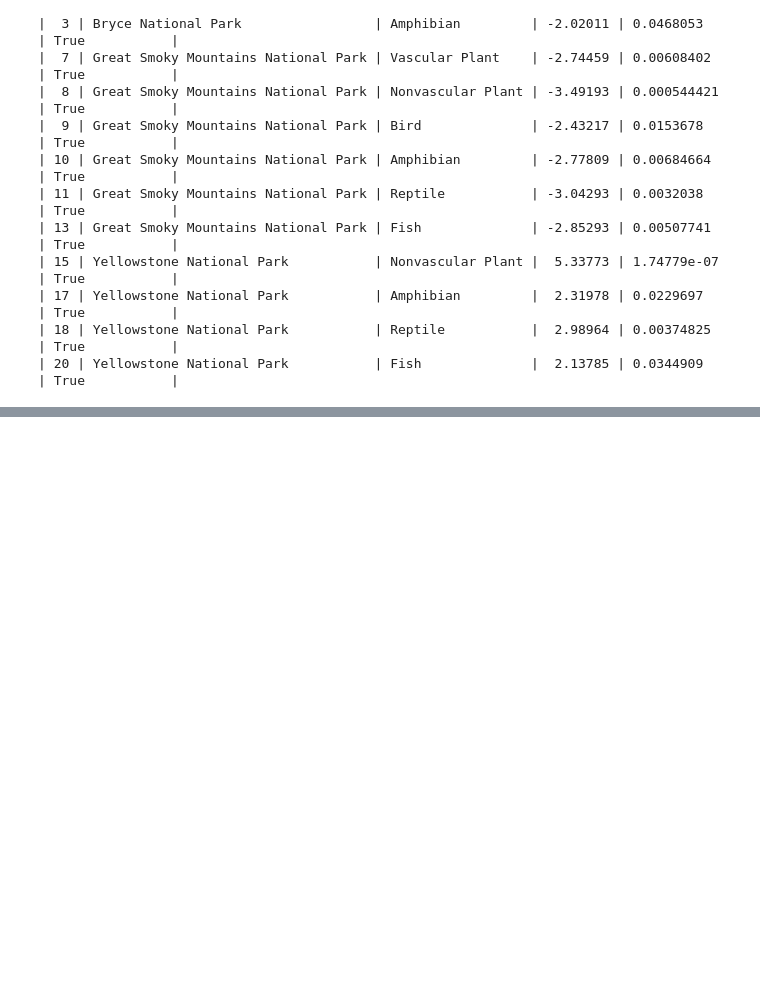
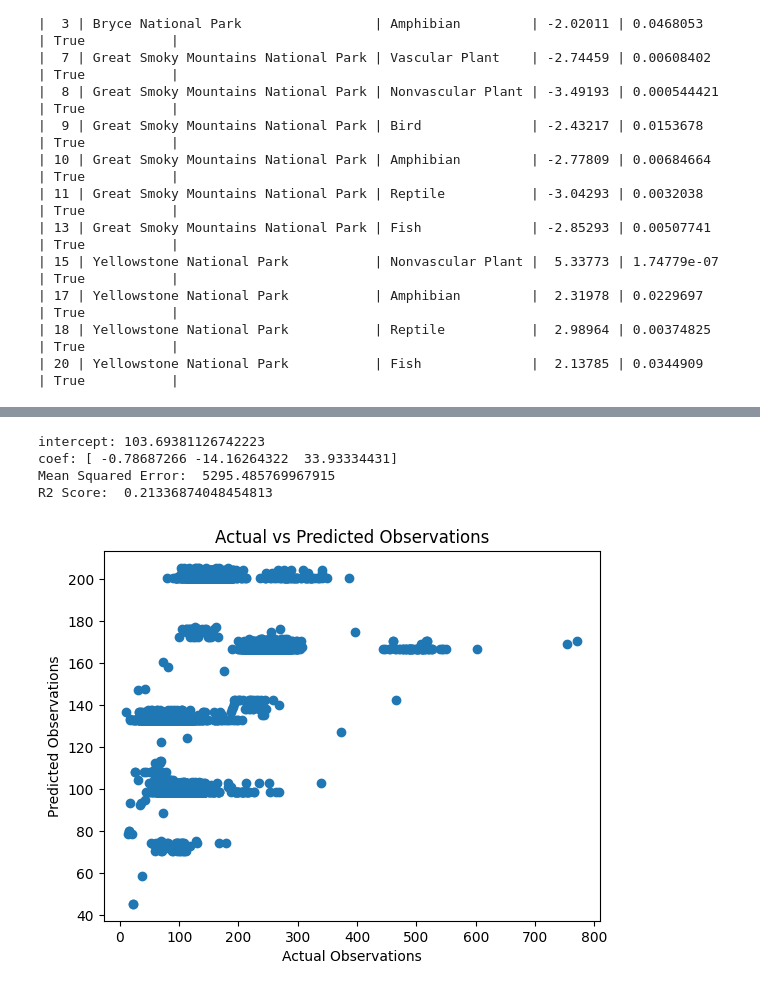
Before and after one commit to zxtheo/Codecademy-biodiversity-project, a Jupyter notebook: biodiversity.ipynb, the cells around one changed output, grey strips where cells are left out. Saved outputs shown, nothing was run; the diff lists cells and outputs as text; code cells hidden in the pictures; blank space fills up the shorter version.

```diff
--- a/biodiversity.ipynb
+++ b/biodiversity.ipynb
@@ -531,0 +791,44 @@ Can we test if a specific park has a significantly higher observation number of
+# %%
+#predict observations using species, conservation status, park name
+#using logistic regression
+from sklearn.linear_model import LinearRegression
+from sklearn.model_selection import train_test_split
+from sklearn.metrics import mean_squared_error, r2_score, accuracy_score
+from sklearn.metrics import classification_report, confusion_matrix
+
+merged_df = pd.merge(observations_df, species_df, on='scientific_name')
+merged_df['category_num'] = merged_df['category'].astype('category').cat.codes
+merged_df['conservation_status_num'] = merged_df['conservation_status'].map({'No Intervention': 0, 'In Recovery': 1, 'Species of Concern': 2, 'Threatened': 3, 'Endangered': 4})
+merged_df['park_name_num'] = merged_df['park_name'].astype('category').cat.codes
+
+
+X = merged_df[['category_num', 'conservation_status_num', 'park_name_num']]
+y = merged_df['observations']
+
+
+X_train, X_test, y_train, y_test = train_test_split(X, y, test_size=0.2, random_state=42)
+
+# Fit model
+regr = LinearRegression()
+regr.fit(X_train, y_train)
+print(f"intercept: {regr.intercept_}")
+print(f"coef: {regr.coef_}")
+# Predict
+y_pred = regr.predict(X_test)
+# Evaluate
+mse = mean_squared_error(y_test, y_pred)
+r2 = r2_score(y_test, y_pred)
+print("Mean Squared Error: ", mse)
+print("R2 Score: ", r2)
+# Plot
+plt.scatter(y_test, y_pred)
+plt.xlabel('Actual Observations')
+plt.ylabel('Predicted Observations')
+plt.title('Actual vs Predicted Observations')
+plt.show()
+# %% [output]
+intercept: 103.69381126742223
+coef: [ -0.78687266 -14.16264322  33.93334431]
+Mean Squared Error:  5295.485769967915
+R2 Score:  0.21336874048454813
+[figure, added]
```
Also changed, not shown: parts of 19 cells of this notebook, 9 other files.
